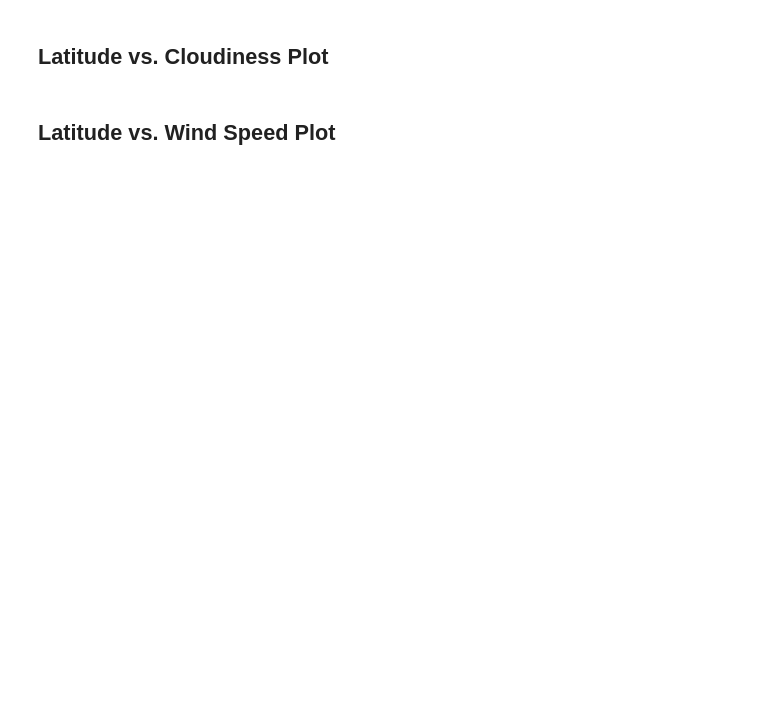
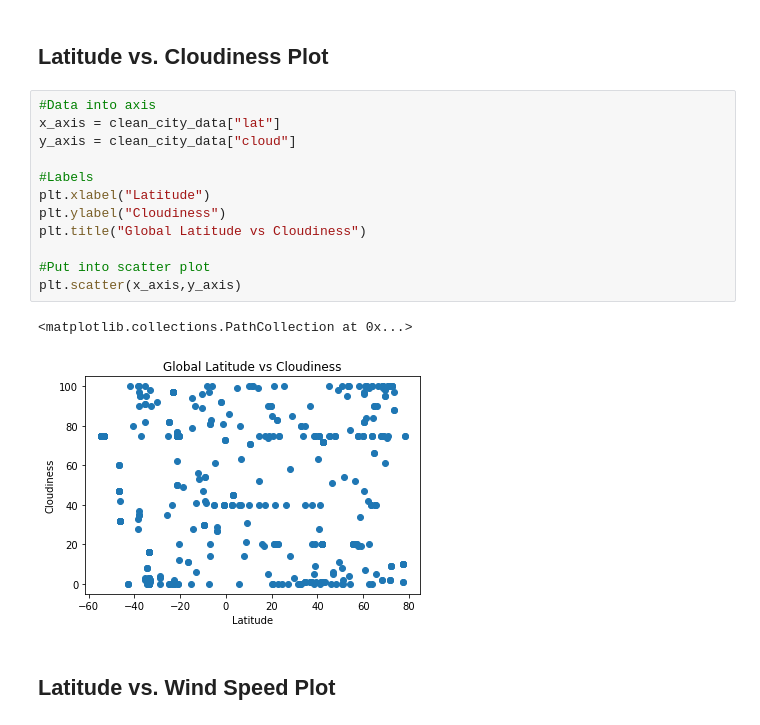
Before and after one commit to jobongie/python-api-challenge, a Jupyter notebook: WeatherPy/WeatherPy.ipynb, the cells around one changed output. Saved outputs shown, nothing was run; the diff lists cells and outputs as text; blank space fills up the shorter version.

```diff
--- a/WeatherPy/WeatherPy.ipynb
+++ b/WeatherPy/WeatherPy.ipynb
@@ -209,4 +194,19 @@ clean_city_data = weather_
 # %% [markdown]
 ## Latitude vs. Cloudiness Plot
+# %%
+#Data into axis
+x_axis = clean_city_data["lat"]
+y_axis = clean_city_data["cloud"]
+
+#Labels
+plt.xlabel("Latitude")
+plt.ylabel("Cloudiness")
+plt.title("Global Latitude vs Cloudiness")
+
+#Put into scatter plot
+plt.scatter(x_axis,y_axis)
+# %% [output]
+<matplotlib.collections.PathCollection at 0x...>
+[figure, added]
 # %% [markdown]
 ## Latitude vs. Wind Speed Plot
```
Also changed, not shown: parts of 11 cells of this notebook.
